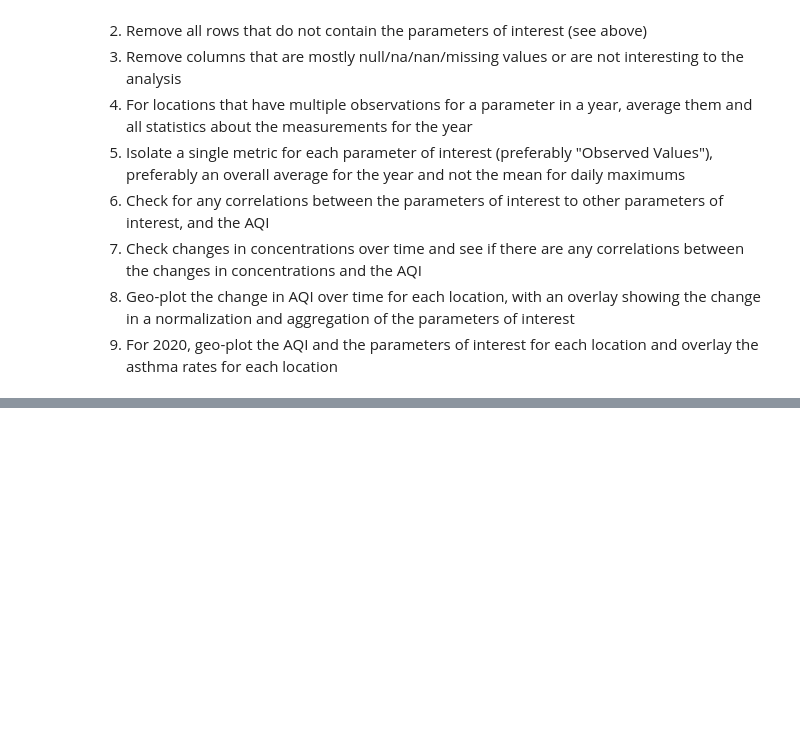
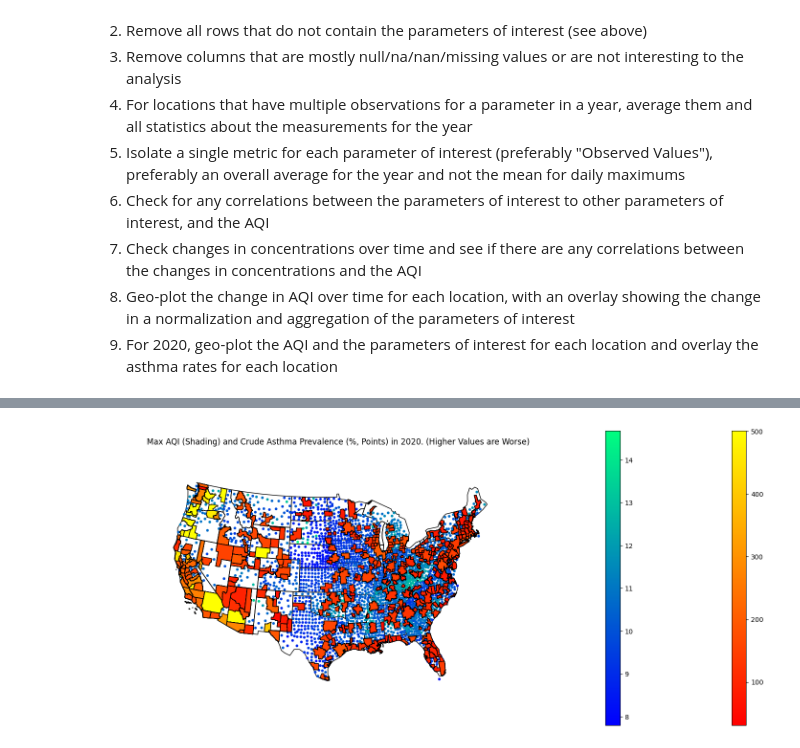
Before and after one commit to ubco-W2022T2-data301/project-group-group04, a Jupyter notebook: analysis/analysis1.ipynb, the cells around one changed output, grey strips where cells are left out. Cells and saved outputs as stored; diff of their text form; code cells hidden in the pictures; blank space fills up the shorter version.

Commit message:
Continue working on data processing

```diff
--- a/analysis/analysis1.ipynb
+++ b/analysis/analysis1.ipynb
@@ -16,6 +16,15 @@
 1. Check changes in concentrations over time and see if there are any correlations between the changes in concentrations and the AQI
 1. Geo-plot the change in AQI over time for each location, with an overlay showing the change in a normalization and aggregation of the parameters of interest
 1. For 2020, geo-plot the AQI and the parameters of interest for each location and overlay the asthma rates for each location
+# %%
+from importlib.util import find_spec as _spec
+USE_CACHED = True
+RELOAD_UTILS = True
+ARROW_INSTALLED = bool(_spec("pyarrow"))
+PYOGRIO_INSTALLED = bool(_spec("pyogrio"))
+gpd_read_args = {}
+if PYOGRIO_INSTALLED:
+    gpd_read_args |= {"engine":"pyogrio", "use_arrow": ARROW_INSTALLED}
 # %%
 # Imports
 from itertools import chain
@@ -49,4 +51,0 @@ __import__("importlib").reload(utils) and None
-# %%
-# Load the data using the function
-df = utils.load_and_process(range(2011,2023))
-# shapedata: gpd.GeoDataFrame = gpd.read_file(utils.PROJECT_ROOT / "data/raw/contiguous-usa.geojson")
@@ -53,7 +76,7 @@ df = utils.load_and_process(range(2011,2023))
 # %%
-df = (
+df2 = (
     df.pivot_table(
-        values=["Arithmetic Mean"],
+        values=["Arithmetic Mean"],  # pyright: ignore
         columns=["Parameter Name"],
         index=["CBSA Name", "Year"],
     )
@@ -65,3 +88,4 @@ df = (
         right_on=["CBSA Name", "Year"],
     )
 ).set_index(["Year", "CBSA Name"])
+df2 = gpd.GeoDataFrame(df2, geometry=df2.geometry)  # type: ignore
@@ -209,3 +105,30 @@ test_geo["Max AQI"] = test_geo["Max AQI"].map(lambda value: value if 0 <= value
 # %%
 projection=gcrs.AlbersEqualArea(central_latitude=39.8282, central_longitude=-98.5795)
+# %%
+health_scatter = gplt.polyplot(shapedata, figsize=(20,8), projection=projection)
+gplt.choropleth(
+    df2.dropna(subset="Max AQI").loc[2020],
+    hue="Max AQI",
+    legend=True,
+    ax=health_scatter,
+    edgecolor="black",
+    linewidth=1,
+    cmap="autumn",
+    projection=projection,
+)
+gplt.pointplot(
+    healthdata,
+    projection=projection,
+    hue="Percentage",
+    scale="Percentage",
+    legend_var="hue",
+    legend=True,
+    limits=(3,3),
+    cmap="winter",
+    ax=health_scatter,
+)
+health_scatter.set_title("Max AQI (Shading) and Crude Asthma Prevalence (%, Points) in 2020. (Higher Values are Worse)")
+None
+# %% [output]
+[figure, added]
 # %%
```
Also changed, not shown: parts of 15 cells of this notebook, 4 other files.
